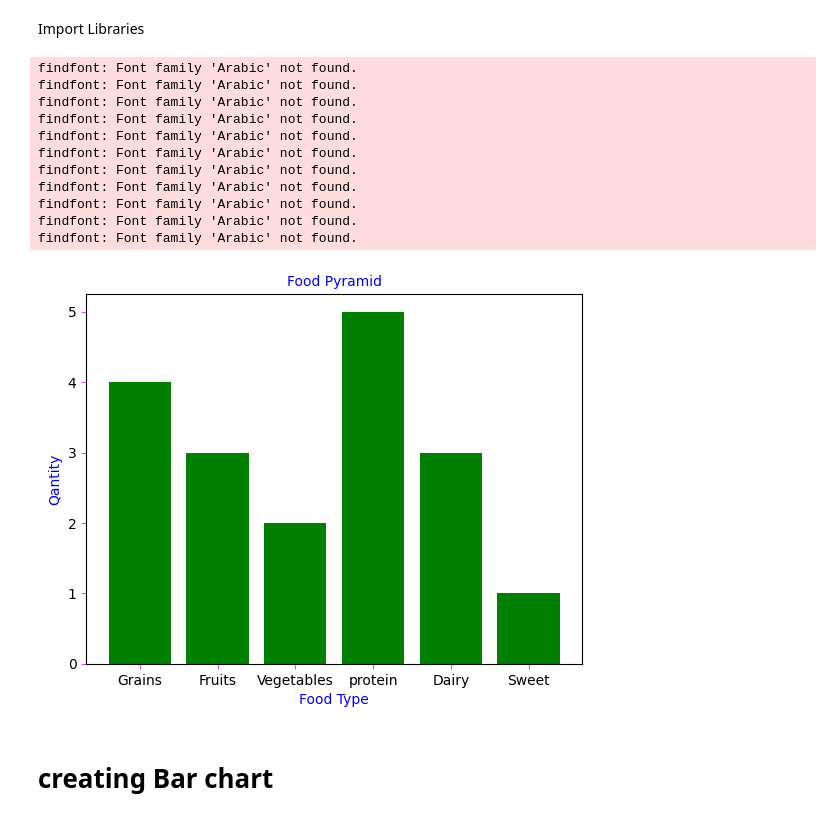
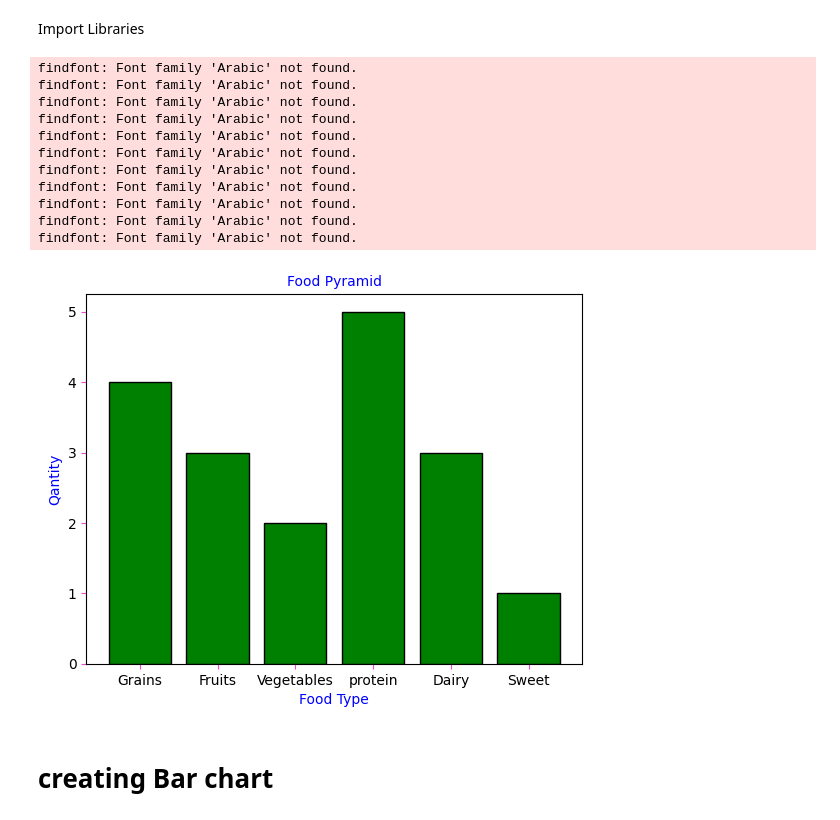
Before and after one commit to Ishank2301/Matplotlib_from_scratch, a Jupyter notebook: food-pyramid.ipynb, the cells around one changed output. Saved outputs shown, nothing was run; the diff lists cells and outputs as text; code cells hidden in the pictures.

Commit message:
Practise Plotting Techniques

```diff
--- a/food-pyramid.ipynb
+++ b/food-pyramid.ipynb
@@ -9,27 +9,27 @@ import pandas as pd
 # %%
 Categories = np.array(["Grains","Fruits","Vegetables","protein","Dairy","Sweet"])
 values = np.array([4,3,2,5,3,1])
 
-plt.bar(Categories, values,color="Green")
+plt.bar(Categories, values,color="Green",edgecolor="Black")
 plt.title("Food Pyramid", color="Blue",size=10,font="Arabic")
 plt.ylabel("Qantity", color="Blue",size=10,font="Arabic")
 plt.xlabel("Food Type", color="Blue",size=10,font="Arabic")
 plt.tick_params(axis="both", color="#ed4cda",labelsize=10,)
 
 plt.show()
 # %% [output]
 findfont: Font family 'Arabic' not found.
 findfont: Font family 'Arabic' not found.
 findfont: Font family 'Arabic' not found.
 findfont: Font family 'Arabic' not found.
 findfont: Font family 'Arabic' not found.
 findfont: Font family 'Arabic' not found.
 findfont: Font family 'Arabic' not found.
 findfont: Font family 'Arabic' not found.
 findfont: Font family 'Arabic' not found.
 findfont: Font family 'Arabic' not found.
 findfont: Font family 'Arabic' not found.
-[figure, old version]
+[figure, new version]
 # %% [markdown]
 # creating Bar chart
 # %%
```
Also changed, not shown: 2 other files.
